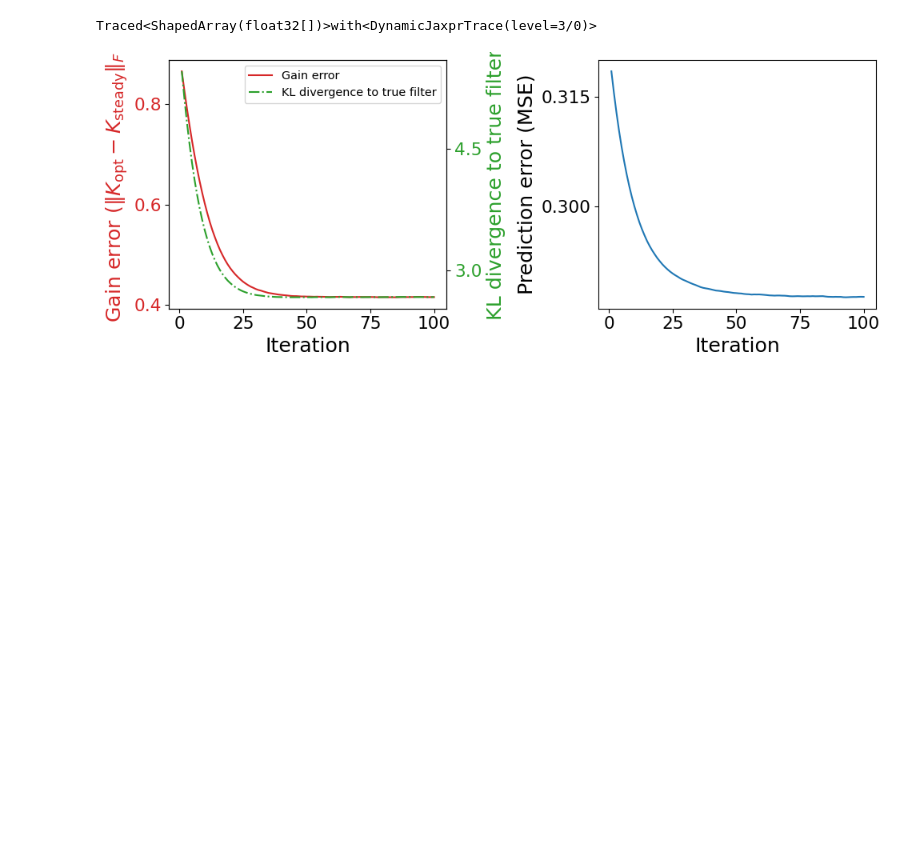
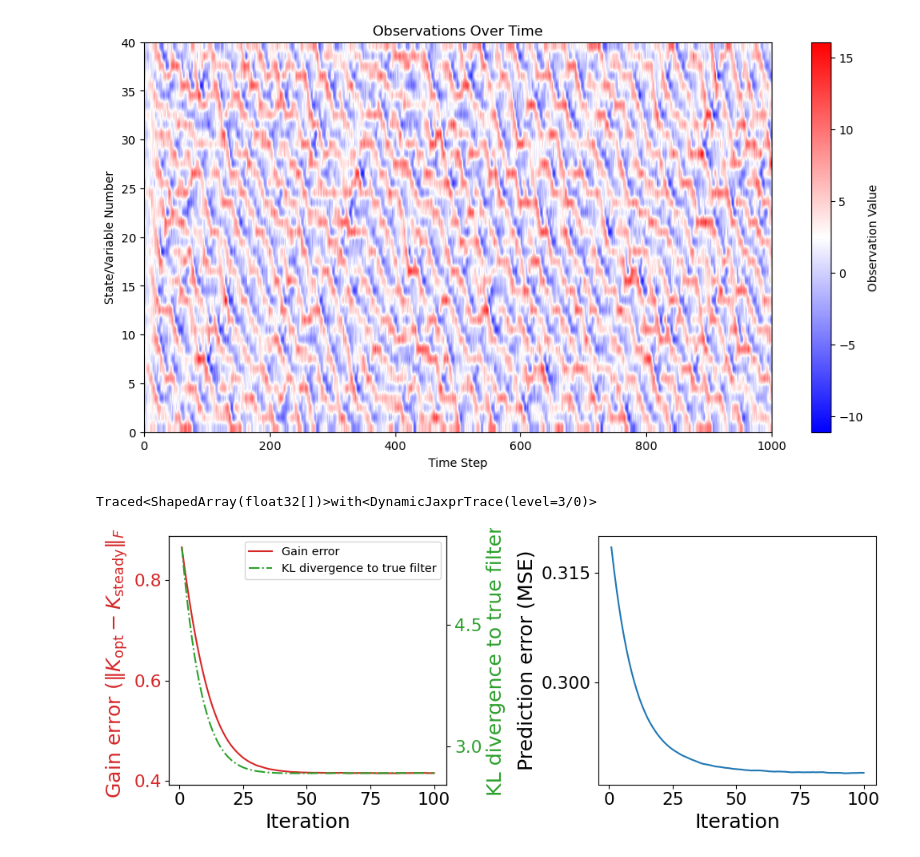
Before and after one commit to enochcluk/variational_filtering, a Jupyter notebook: fixed_nonlinear.ipynb, the cells around one changed output. Drawn from its saved outputs; the diff is of its cells as text; code cells hidden in the pictures; blank space fills up the shorter version.

```diff
--- a/fixed_nonlinear.ipynb
+++ b/fixed_nonlinear.ipynb
@@ -47,6 +47,9 @@ jac_func = Partial(jacobian_function)
 # %%
 observations, true_states = generate_true_states(key, num_steps, n, initial_state, H, Q, R, l96_step, observation_interval)
 y = observations
+visualize_observations(y)
+# %% [output]
+[figure, added]
 # %%
 @partial(jit, static_argnums=(3,10))
 def var_cost(K, m0, C0, n, H, Q, R, y, key, num_steps, J0):
```
Also changed, not shown: 1 other file.
